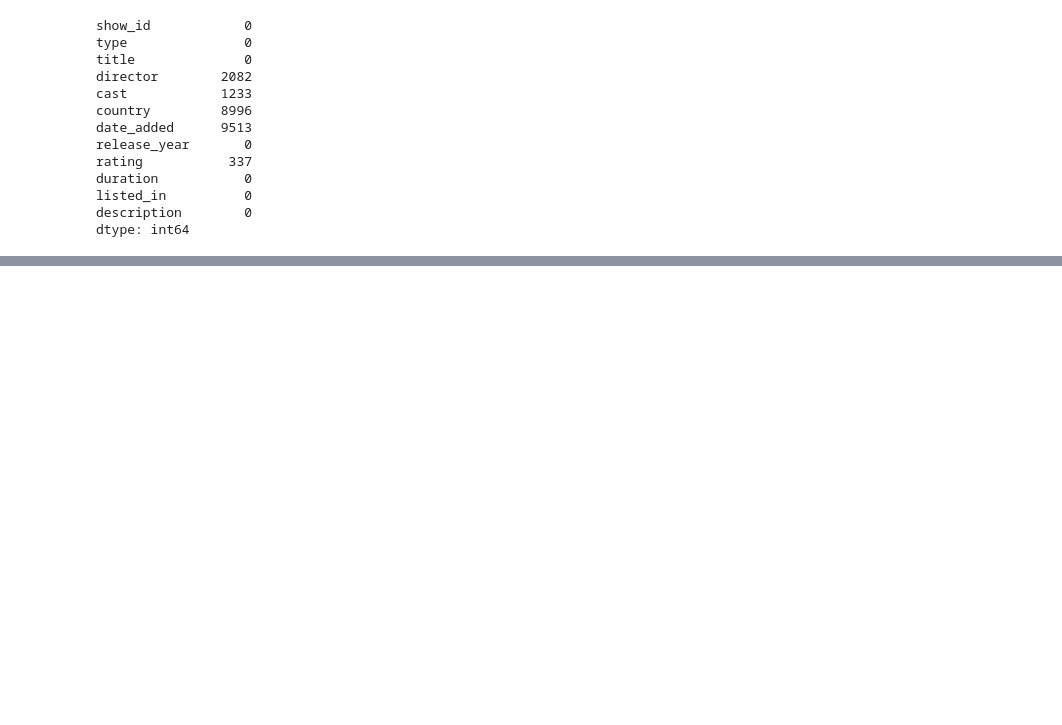
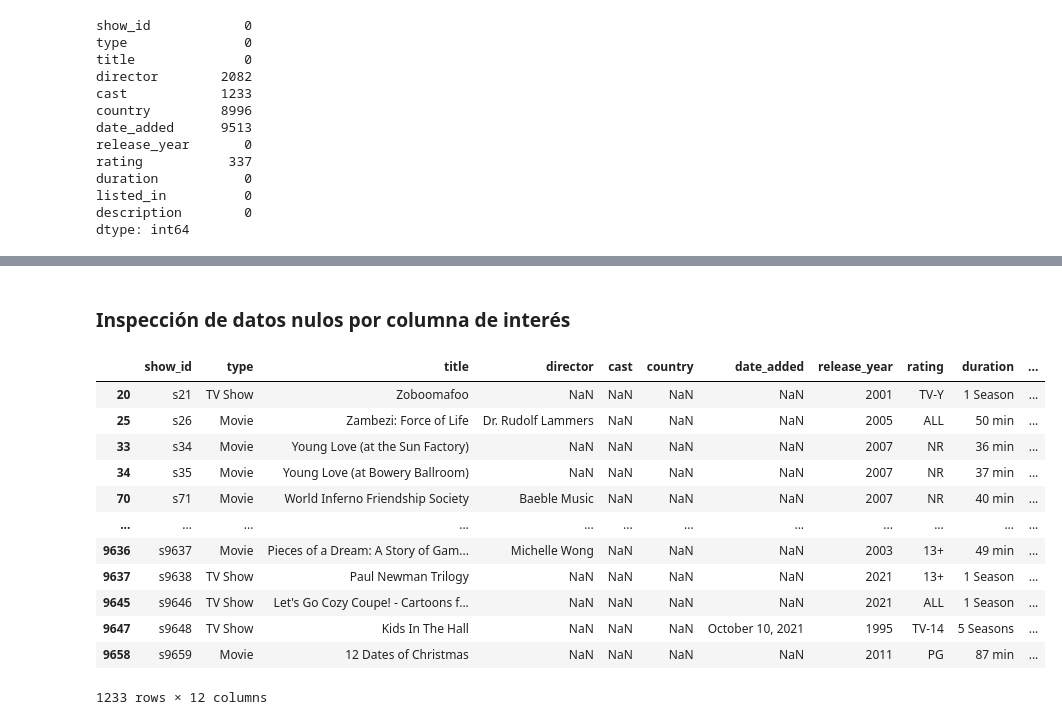
Before and after one commit to JoseSalas98/streaming_catalog_api, a Jupyter notebook: notebooks/eda.ipynb, the cells around one changed output, grey strips where cells are left out. Saved outputs shown, nothing was run; the diff lists cells and outputs as text; code cells hidden in the pictures; blank space fills up the shorter version.

Commit message:
We loaded the data source: 'disney_plus_titles', and performed the initial scan of the dataframe.

```diff
--- a/notebooks/eda.ipynb
+++ b/notebooks/eda.ipynb
@@ -348,0 +346,21 @@ amz_df[columns].head()
+# %% [markdown]
+<body>
+     <h3> <b> Inspección de datos nulos por columna de interés </b> </h3>
+</body>
+# %%
+#Datos nulos, columna "cast"
+amz_df.loc[amz_df["cast"].isnull()]
+# %% [output]
+|  | show_id | type | title | director | cast | country | date_added | release_year | rating | duration | ... |
+| 20 | s21 | TV Show | Zoboomafoo | NaN | NaN | NaN | NaN | 2001 | TV-Y | 1 Season | ... |
+| 25 | s26 | Movie | Zambezi: Force of Life | Dr. Rudolf Lammers | NaN | NaN | NaN | 2005 | ALL | 50 min | ... |
+| 33 | s34 | Movie | Young Love (at the Sun Factory) | NaN | NaN | NaN | NaN | 2007 | NR | 36 min | ... |
+| 34 | s35 | Movie | Young Love (at Bowery Ballroom) | NaN | NaN | NaN | NaN | 2007 | NR | 37 min | ... |
+| 70 | s71 | Movie | World Inferno Friendship Society | Baeble Music | NaN | NaN | NaN | 2007 | NR | 40 min | ... |
+| ... | ... | ... | ... | ... | ... | ... | ... | ... | ... | ... | ... |
+| 9636 | s9637 | Movie | Pieces of a Dream: A Story of Gam... | Michelle Wong | NaN | NaN | NaN | 2003 | 13+ | 49 min | ... |
+| 9637 | s9638 | TV Show | Paul Newman Trilogy | NaN | NaN | NaN | NaN | 2021 | 13+ | 1 Season | ... |
+| 9645 | s9646 | TV Show | Let's Go Cozy Coupe! - Cartoons f... | NaN | NaN | NaN | NaN | 2021 | ALL | 1 Season | ... |
+| 9647 | s9648 | TV Show | Kids In The Hall | NaN | NaN | NaN | October 10, 2021 | 1995 | TV-14 | 5 Seasons | ... |
+| 9658 | s9659 | Movie | 12 Dates of Christmas | NaN | NaN | NaN | NaN | 2011 | PG | 87 min | ... |
+1233 rows × 12 columns
```
Also changed, not shown: parts of 8 cells of this notebook.
